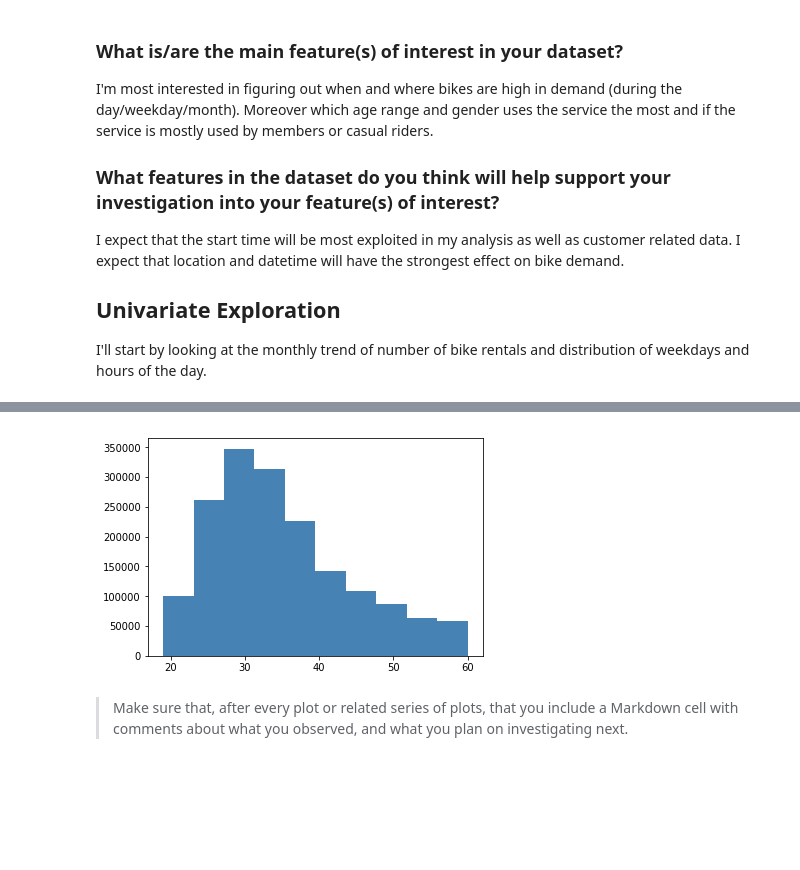
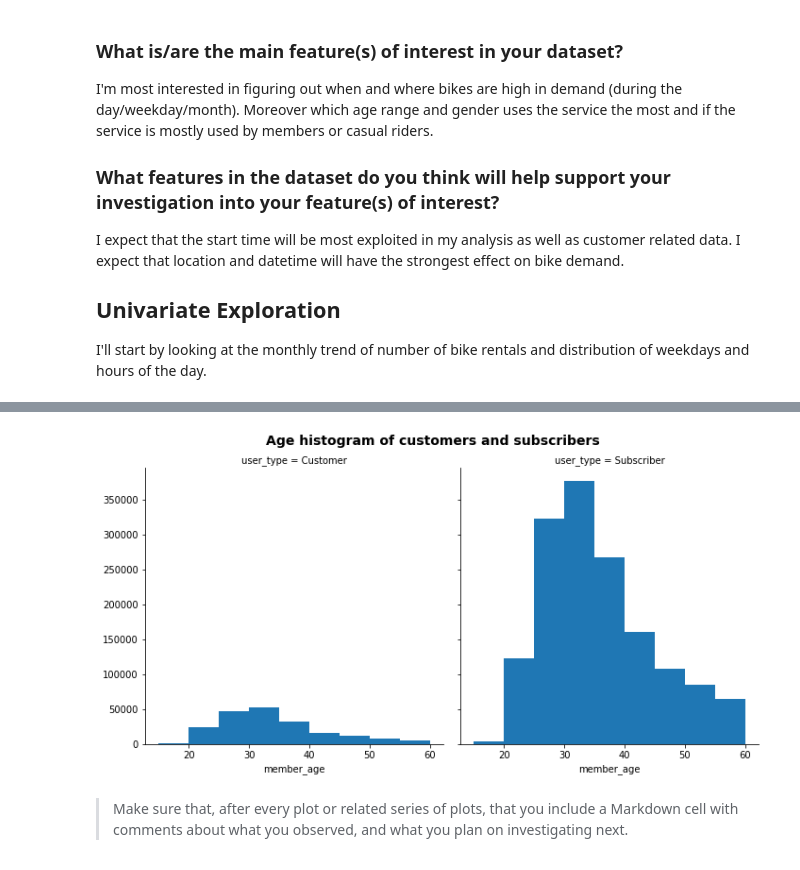
Before and after one commit to alexmathew95/DAND-Project_4, a Jupyter notebook: exploration.ipynb, the cells around one changed output, grey strips where cells are left out. Drawn from its saved outputs; the diff is of its cells as text; code cells hidden in the pictures; blank space fills up the shorter version.

```diff
--- a/exploration.ipynb
+++ b/exploration.ipynb
@@ -387,9 +386,12 @@ sns.countplot(data = df_clean, x = 'start_time_weekday', color = base_color, ord
-# %%
-# code for the age distribution
-
-plt.hist(data = df_clean, x = "member_age", color="steelblue", bins=10);
-# %% [output]
-[figure, removed]
+# %%
+# code for the age distribution
+
+g = sns.FacetGrid(df_clean, col="user_type", margin_titles=True, size=5)
+bin_edges = np.arange(15, df_clean['member_age'].max()+5,5)
+g.map(plt.hist, "member_age", color=base_color, bins=bin_edges)
+g.fig.suptitle('Age histogram of customers and subscribers', y=1.03, fontsize=14, fontweight='semibold');
+# %% [output]
+[figure, added]
 # %% [markdown]
 > Make sure that, after every plot or related series of plots, that you
 include a Markdown cell with comments about what you observed, and what
```
Also changed, not shown: parts of 4 cells of this notebook.
